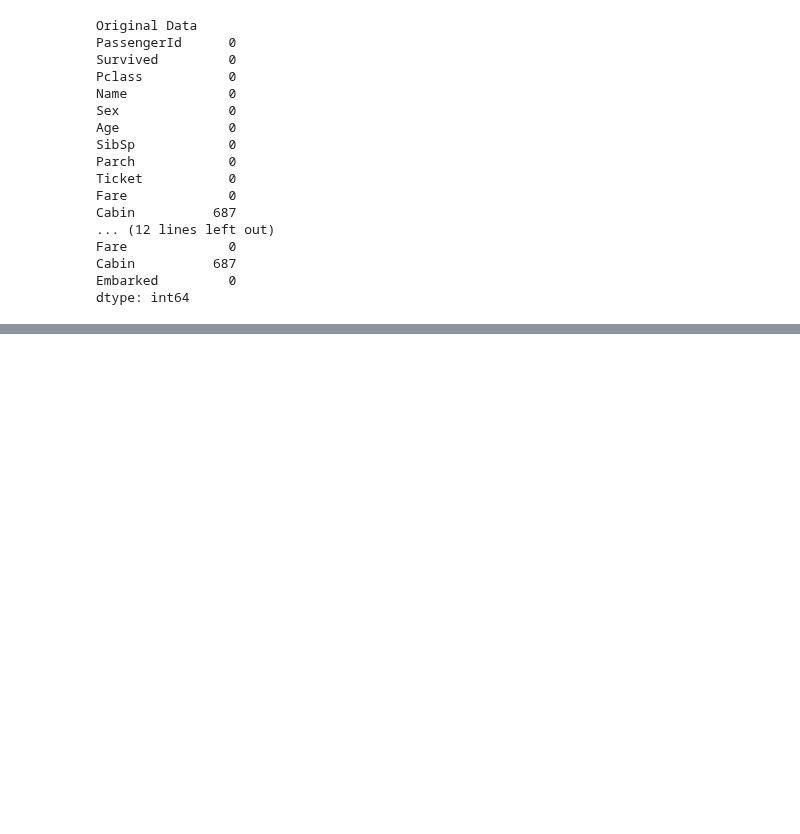
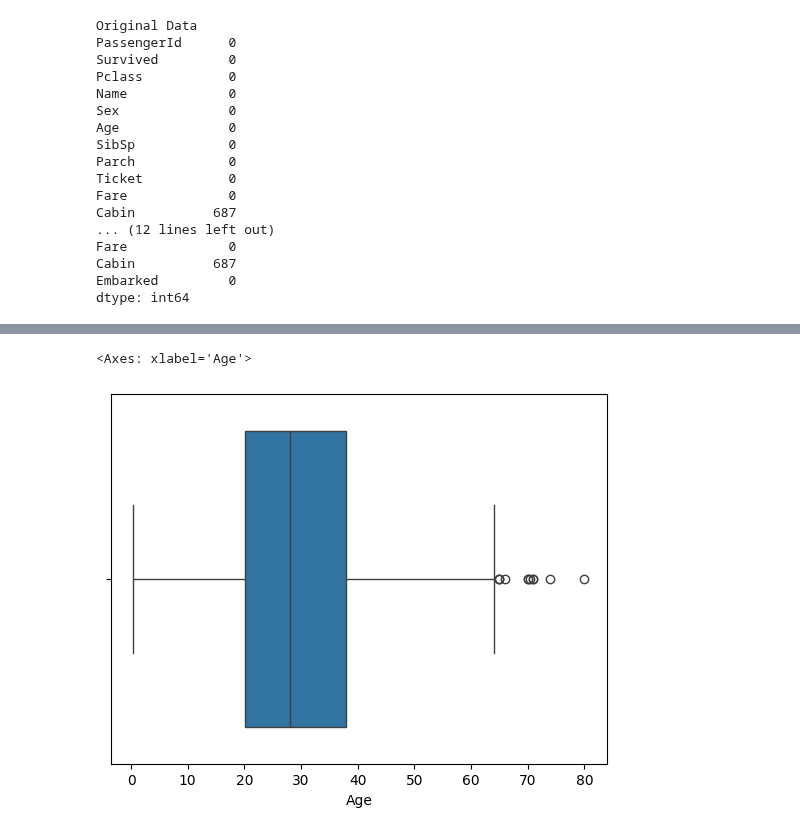
Before and after one commit to sbccas/data-analytics-using-python, a Jupyter notebook: 2_Lecture_Notes/OurLabDemos.ipynb, the cells around one changed output, grey strips where cells are left out. Cells and saved outputs as stored; diff of their text form; code cells hidden in the pictures; blank space fills up the shorter version.

```diff
--- a/2_Lecture_Notes/OurLabDemos.ipynb
+++ b/2_Lecture_Notes/OurLabDemos.ipynb
@@ -662,0 +667,6 @@ dtype: int64
+# %%
+#First Check BOX PLOT
+sns.boxplot(x=tita['Age'])
+# %% [output]
+<Axes: xlabel='Age'>
+[figure, added]
```
Also changed, not shown: parts of 4 cells of this notebook.
